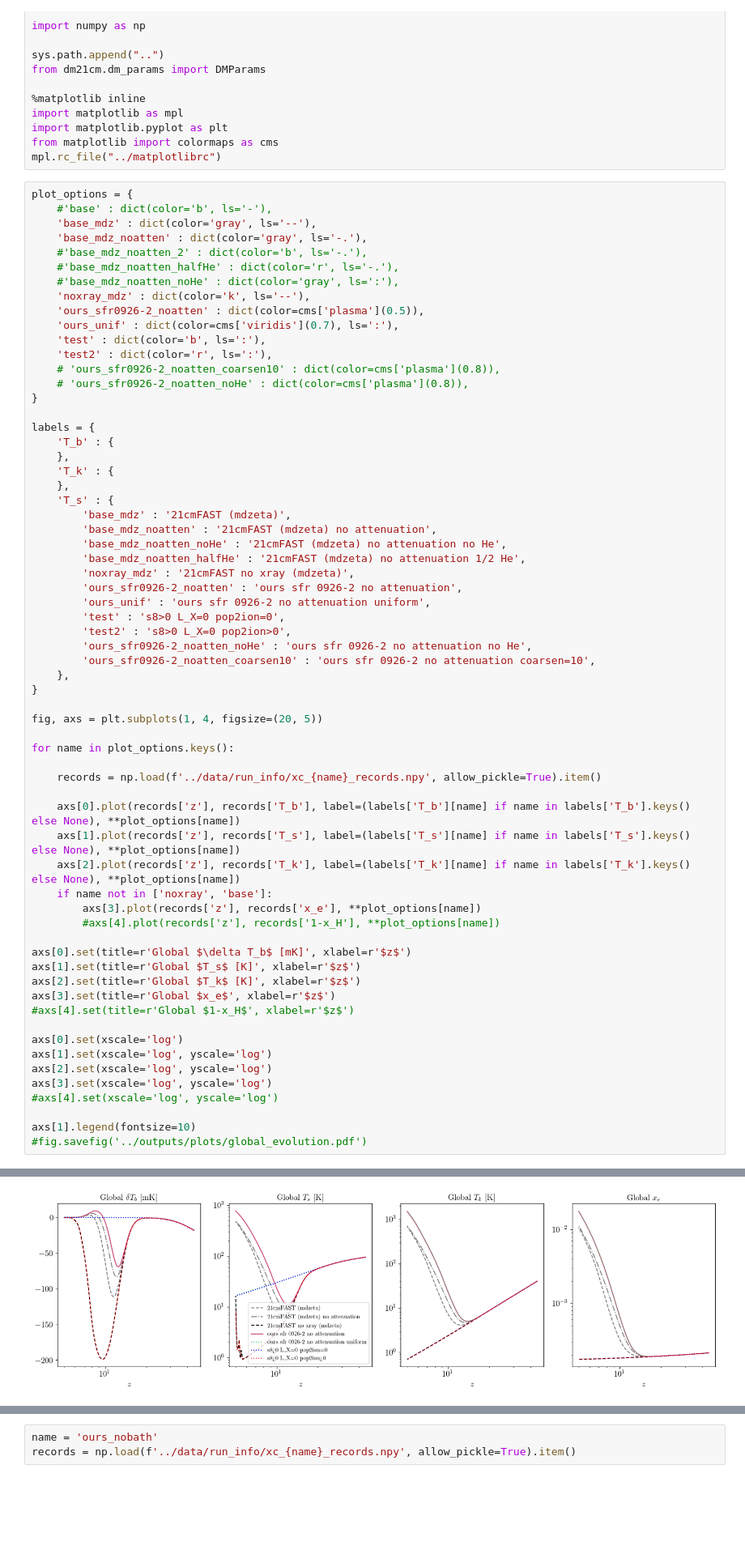
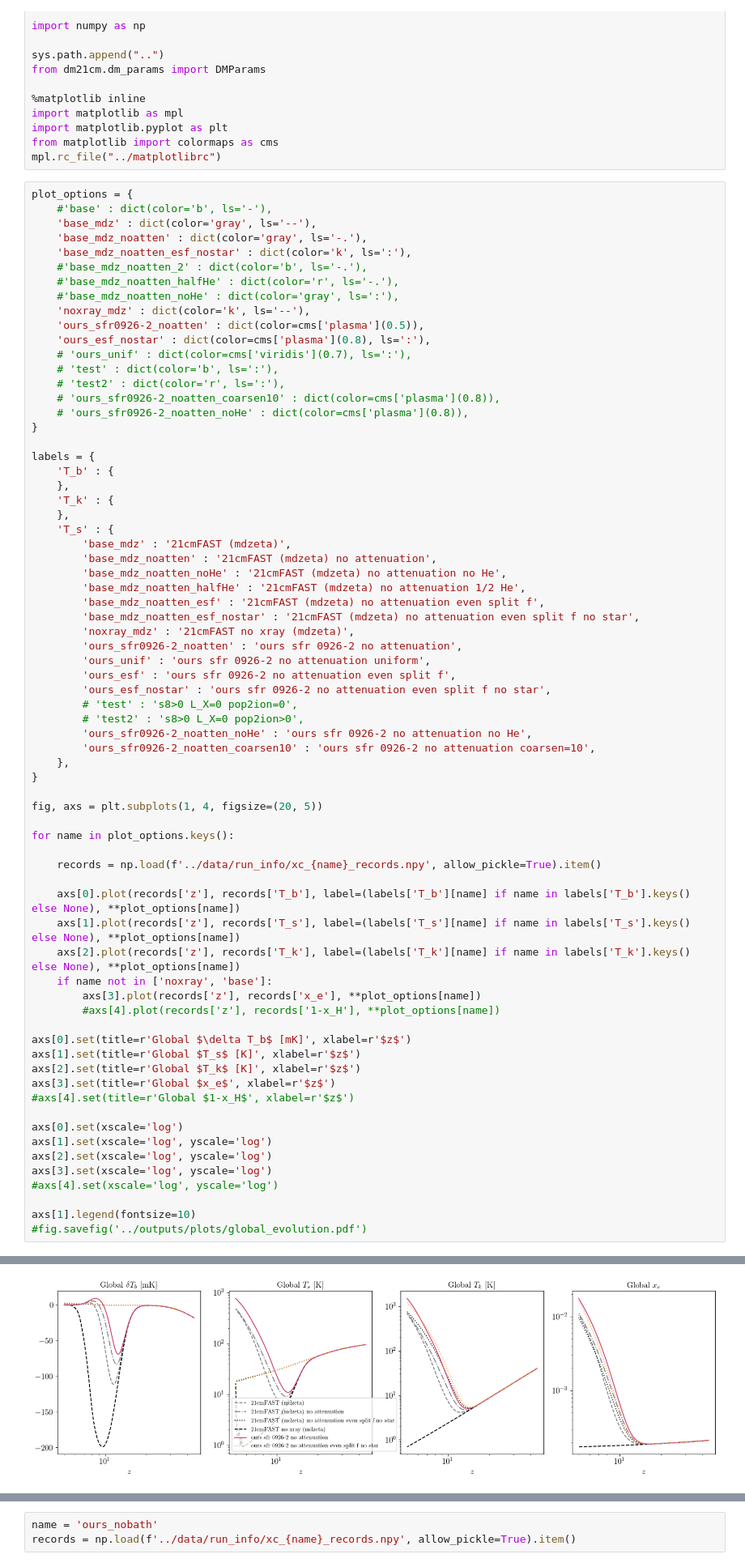
Before and after one commit to yitiansun/DM21cm, a Jupyter notebook: notebooks/plotting_simple.ipynb, the cells around one changed output, grey strips where cells are left out. Shown at 81% size. Drawn from its saved outputs; the diff is of its cells as text; blank space fills up the shorter version.

```diff
--- a/notebooks/plotting_simple.ipynb
+++ b/notebooks/plotting_simple.ipynb
@@ -19,14 +19,16 @@ plot_options = {
     #'base' : dict(color='b', ls='-'),
     'base_mdz' : dict(color='gray', ls='--'),
     'base_mdz_noatten' : dict(color='gray', ls='-.'),
+    'base_mdz_noatten_esf_nostar' : dict(color='k', ls=':'),
     #'base_mdz_noatten_2' : dict(color='b', ls='-.'),
     #'base_mdz_noatten_halfHe' : dict(color='r', ls='-.'),
     #'base_mdz_noatten_noHe' : dict(color='gray', ls=':'),
     'noxray_mdz' : dict(color='k', ls='--'),
     'ours_sfr0926-2_noatten' : dict(color=cms['plasma'](0.5)),
-    'ours_unif' : dict(color=cms['viridis'](0.7), ls=':'),
-    'test' : dict(color='b', ls=':'),
-    'test2' : dict(color='r', ls=':'),
+    'ours_esf_nostar' : dict(color=cms['plasma'](0.8), ls=':'),
+    # 'ours_unif' : dict(color=cms['viridis'](0.7), ls=':'),
+    # 'test' : dict(color='b', ls=':'),
+    # 'test2' : dict(color='r', ls=':'),
     # 'ours_sfr0926-2_noatten_coarsen10' : dict(color=cms['plasma'](0.8)),
     # 'ours_sfr0926-2_noatten_noHe' : dict(color=cms['plasma'](0.8)),
 }
@@ -41,11 +43,15 @@ labels = {
         'base_mdz_noatten' : '21cmFAST (mdzeta) no attenuation',
         'base_mdz_noatten_noHe' : '21cmFAST (mdzeta) no attenuation no He',
         'base_mdz_noatten_halfHe' : '21cmFAST (mdzeta) no attenuation 1/2 He',
+        'base_mdz_noatten_esf' : '21cmFAST (mdzeta) no attenuation even split f',
+        'base_mdz_noatten_esf_nostar' : '21cmFAST (mdzeta) no attenuation even split f no star',
         'noxray_mdz' : '21cmFAST no xray (mdzeta)',
         'ours_sfr0926-2_noatten' : 'ours sfr 0926-2 no attenuation',
         'ours_unif' : 'ours sfr 0926-2 no attenuation uniform',
-        'test' : 's8>0 L_X=0 pop2ion=0',
-        'test2' : 's8>0 L_X=0 pop2ion>0',
+        'ours_esf' : 'ours sfr 0926-2 no attenuation even split f',
+        'ours_esf_nostar' : 'ours sfr 0926-2 no attenuation even split f no star',
+        # 'test' : 's8>0 L_X=0 pop2ion=0',
+        # 'test2' : 's8>0 L_X=0 pop2ion>0',
         'ours_sfr0926-2_noatten_noHe' : 'ours sfr 0926-2 no attenuation no He',
         'ours_sfr0926-2_noatten_coarsen10' : 'ours sfr 0926-2 no attenuation coarsen=10',
     },
@@ -53,31 +59,31 @@ labels = {
 
 fig, axs = plt.subplots(1, 4, figsize=(20, 5))
 
 for name in plot_options.keys():
 
     records = np.load(f'../data/run_info/xc_{name}_records.npy', allow_pickle=True).item()
 
     axs[0].plot(records['z'], records['T_b'], label=(labels['T_b'][name] if name in labels['T_b'].keys() else None), **plot_options[name])
     axs[1].plot(records['z'], records['T_s'], label=(labels['T_s'][name] if name in labels['T_s'].keys() else None), **plot_options[name])
     axs[2].plot(records['z'], records['T_k'], label=(labels['T_k'][name] if name in labels['T_k'].keys() else None), **plot_options[name])
     if name not in ['noxray', 'base']:
         axs[3].plot(records['z'], records['x_e'], **plot_options[name])
         #axs[4].plot(records['z'], records['1-x_H'], **plot_options[name])
 
 axs[0].set(title=r'Global $\delta T_b$ [mK]', xlabel=r'$z$')
 axs[1].set(title=r'Global $T_s$ [K]', xlabel=r'$z$')
 axs[2].set(title=r'Global $T_k$ [K]', xlabel=r'$z$')
 axs[3].set(title=r'Global $x_e$', xlabel=r'$z$')
 #axs[4].set(title=r'Global $1-x_H$', xlabel=r'$z$')
 
 axs[0].set(xscale='log')
 axs[1].set(xscale='log', yscale='log')
 axs[2].set(xscale='log', yscale='log')
 axs[3].set(xscale='log', yscale='log')
 #axs[4].set(xscale='log', yscale='log')
 
 axs[1].legend(fontsize=10)
 #fig.savefig('../outputs/plots/global_evolution.pdf')
 # %% [output]
 <matplotlib.legend.Legend at 0x...>
-[figure, old version]
+[figure, new version]
```
Also changed, not shown: parts of 1 cell of this notebook, 20 other files.
